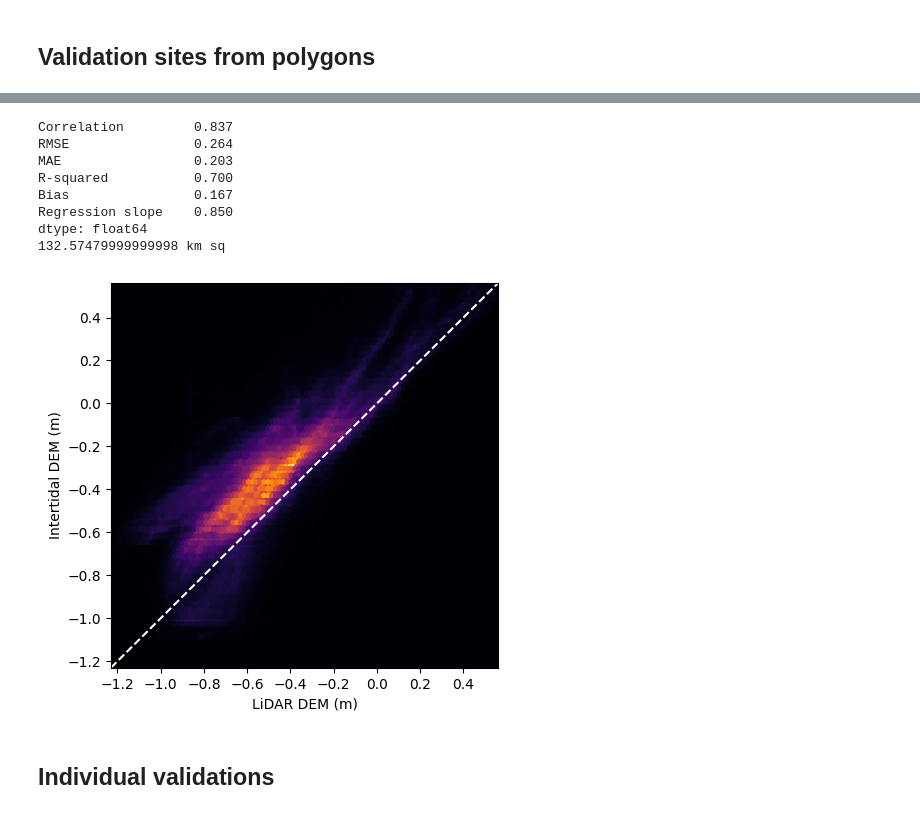
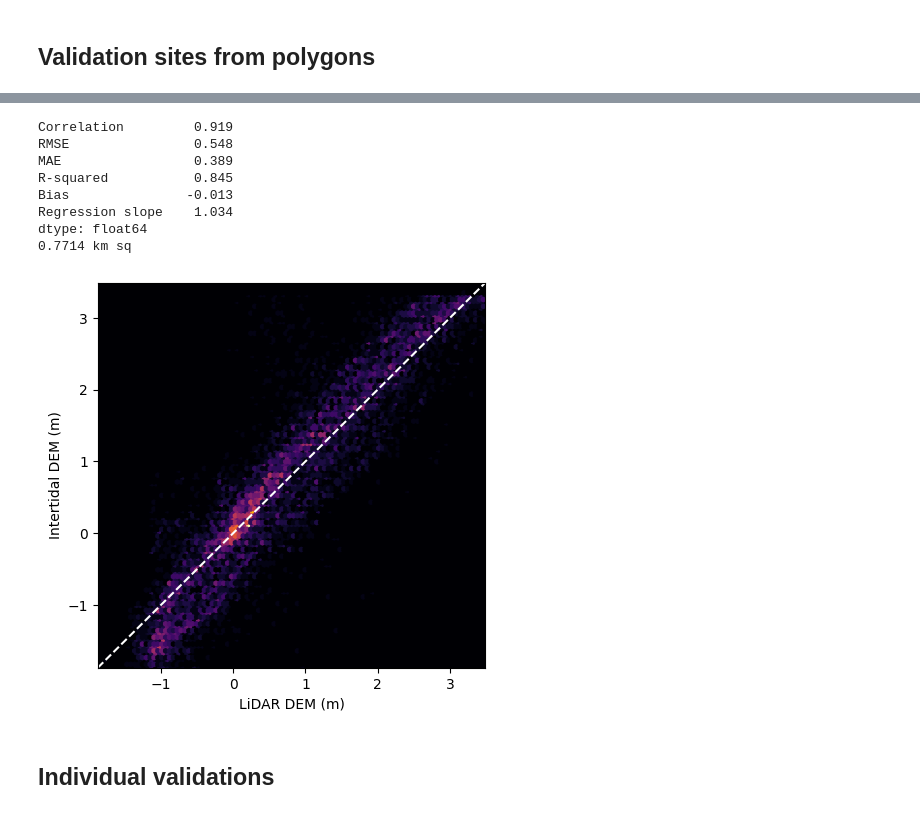
Before and after one commit to GeoscienceAustralia/dea-intertidal, a Jupyter notebook: notebooks/validation/Intertidal_elevation_validation.ipynb, the cells around one changed output, grey strips where cells are left out. Drawn from its saved outputs; the diff is of its cells as text; code cells hidden in the pictures.

Commit message:
Update validation code

```diff
--- a/notebooks/validation/Intertidal_elevation_validation.ipynb
+++ b/notebooks/validation/Intertidal_elevation_validation.ipynb
@@ -58,8 +59,8 @@ resampling="average"
 resolution=10
 
 # Load polygons
-validation_sites_path = "data/raw/validation_sites_2021.geojson"
-validation_sites_gdf = gpd.read_file(validation_sites_path)
+validation_sites_gdf = gpd.read_file("data/raw/validation_sites_2016.geojson").query("Year == '2016'")
+# validation_sites_gdf = pd.concat([gpd.read_file(i) for i in glob.glob("data/raw/validation_sites_*.geojson")])
 validation_sites_gdf["mod_path"] = "https://dea-public-data-dev.s3-ap-southeast-2.amazonaws.com/derivative/dea_intertidal/sample_data/virtual_rasters/DEV_2019_2021_elevation.vrt"
 validation_sites_gdf["val_path"] = "/gdata1/projects/coastal/intertidal/Elevation_data/Processed/" + validation_sites_gdf.Year + "_combined.tif"
 # validation_sites_gdf.loc[0, "mod_path"] = "data/processed/ga_s2ls_intertidal_cyear_3/0-0-1/x094/y145/2018--P1Y/ga_s2ls_intertidal_cyear_3_x094y145_2018--P1Y_final_elevation.tif"
@@ -81,20 +82,25 @@ for i, row in validation_sites_gdf.iterrows():
         poly, crs="EPSG:3577", resolution=resolution
     )
 
-    # Load validation and modelled data into polygon GeoBox
+    # Load modelled data into polygon GeoBox
     modelled_ds = load_reproject(
         path=row.mod_path, how=poly_geobox, resampling=resampling
     ).compute()
-    validation_ds = load_reproject(
-        path=row.val_path, how=poly_geobox, resampling=resampling
-    ).compute()
 
-    # Mask our data by our input polygon
-    modelled_ds = modelled_ds.odc.mask(poly=poly)
+    # Skip polygon if no modelled data available
+    if (~modelled_ds.isnull()).sum().item() > 0:
 
-    # Preprocess
-    validation_z, modelled_z = preprocess_validation(modelled_ds, validation_ds)
+        # Load validation data into polygon GeoBox
+        validation_ds = load_reproject(
+            path=row.val_path, how=poly_geobox, resampling=resampling
+        ).compute()
 
-    validation_zs.append(validation_z)
-    modelled_zs.append(modelled_z)
+        # Mask our data by our input polygon
+        modelled_ds = modelled_ds.odc.mask(poly=poly)
+
+        # Preprocess
+        validation_z, modelled_z = preprocess_validation(modelled_ds, validation_ds)
+
+        validation_zs.append(validation_z)
+        modelled_zs.append(modelled_z)
 # %% [output]
@@ -121,38 +166,38 @@ for i, row in validation_sites_gdf.iterrows():
 # %%
 validation_all = np.concatenate(validation_zs)
 modelled_all = np.concatenate(modelled_zs)
 
 # Plot and compare - heatmap
 plt.figure(figsize=(5, 5))
 lim_min, lim_max = np.percentile(
-    np.concatenate([validation_all, modelled_all]), [1, 95]
+    np.concatenate([validation_all, modelled_all]), [1, 99]
 )
 lim_min -= 0.2
 lim_max += 0.2
 plt.hexbin(
     x=validation_all,
     y=modelled_all,
     extent=(lim_min, lim_max, lim_min, lim_max),
     cmap="inferno",
 )
 plt.plot([lim_min, lim_max], [lim_min, lim_max], "--", c="white")
 plt.margins(x=0, y=0)
 plt.xlabel("LiDAR DEM (m)")
 plt.ylabel("Intertidal DEM (m)")
 
 # Accuracy statistics
 print(eval_metrics(x=validation_all, y=modelled_all, round=3))
 print(f"{len(modelled_all) * (10 * 10) * 0.000001} km sq")
 # %% [output]
-Correlation         0.837
-RMSE                0.264
-MAE                 0.203
-R-squared           0.700
-Bias                0.167
-Regression slope    0.850
+Correlation         0.919
+RMSE                0.548
+MAE                 0.389
+R-squared           0.845
+Bias               -0.013
+Regression slope    1.034
 dtype: float64
-132.57479999999998 km sq
+0.7714 km sq
-[figure, old version]
+[figure, new version]
 # %% [markdown]
 ## Individual validations
 # %% [markdown]
```
Also changed, not shown: parts of 2 cells of this notebook.
